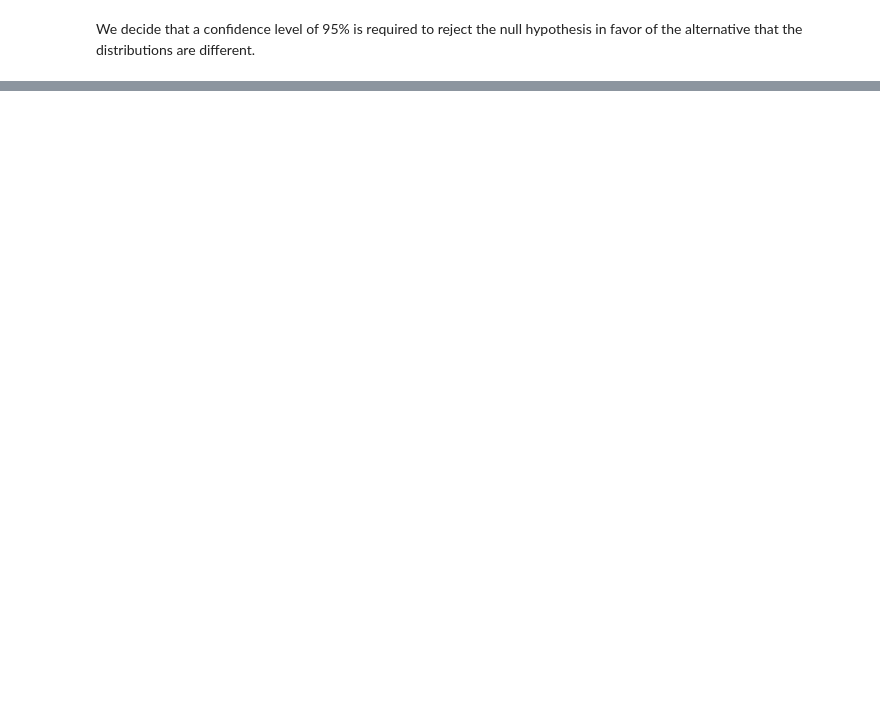
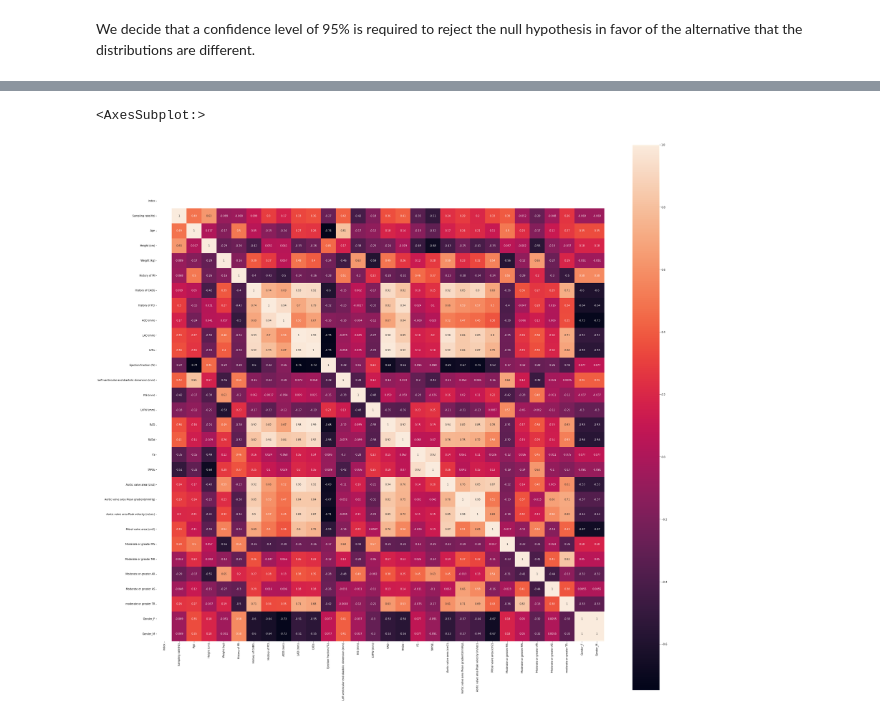
Before and after one commit to eccemerrin/seismocardiogram, a Jupyter notebook: Notebooks/diseased/Mann-Whitney U Test.ipynb, the cells around one changed output, grey strips where cells are left out. Saved outputs shown, nothing was run; the diff lists cells and outputs as text; code cells hidden in the pictures; blank space fills up the shorter version.

```diff
--- a/Notebooks/diseased/Mann-Whitney U Test.ipynb
+++ b/Notebooks/diseased/Mann-Whitney U Test.ipynb
@@ -142,0 +122,9 @@ df_p.style.apply(lambda x: ["background: yellow" if v < 0.05 else "" for v in x]
+# %%
+import seaborn as sns
+
+fig, ax = plt.subplots()
+fig.set_size_inches(40,40)
+sns.heatmap(df_p.corr(), square = True, annot = True)
+# %% [output]
+<AxesSubplot:>
+[figure, added]
```
Also changed, not shown: parts of 5 cells of this notebook, 14 other files.
